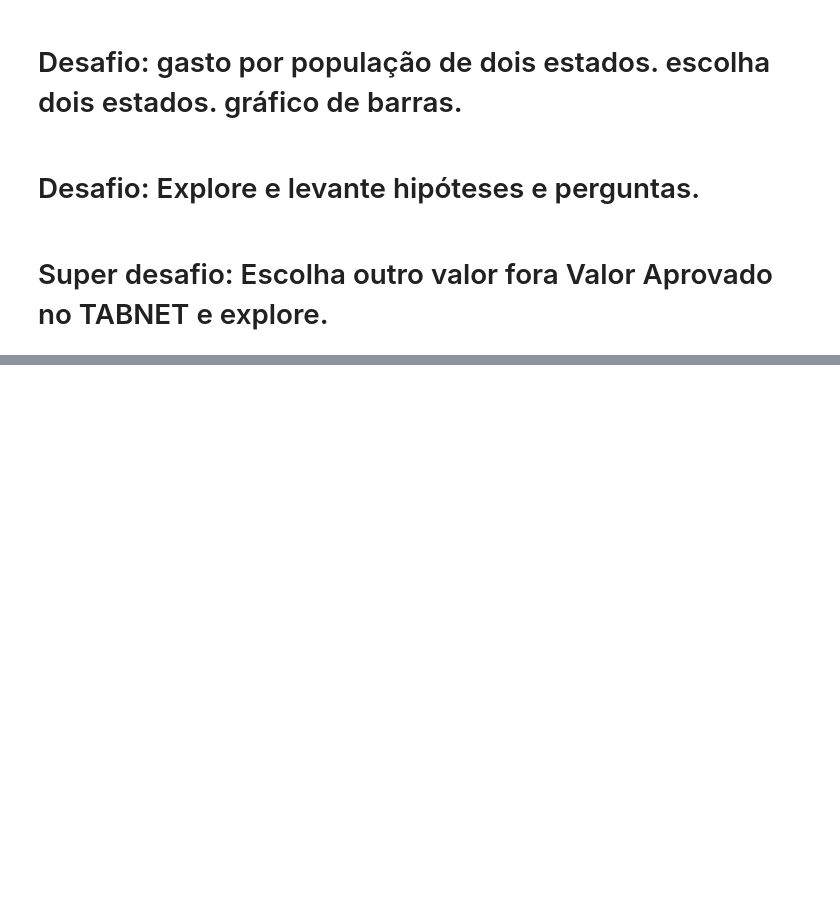
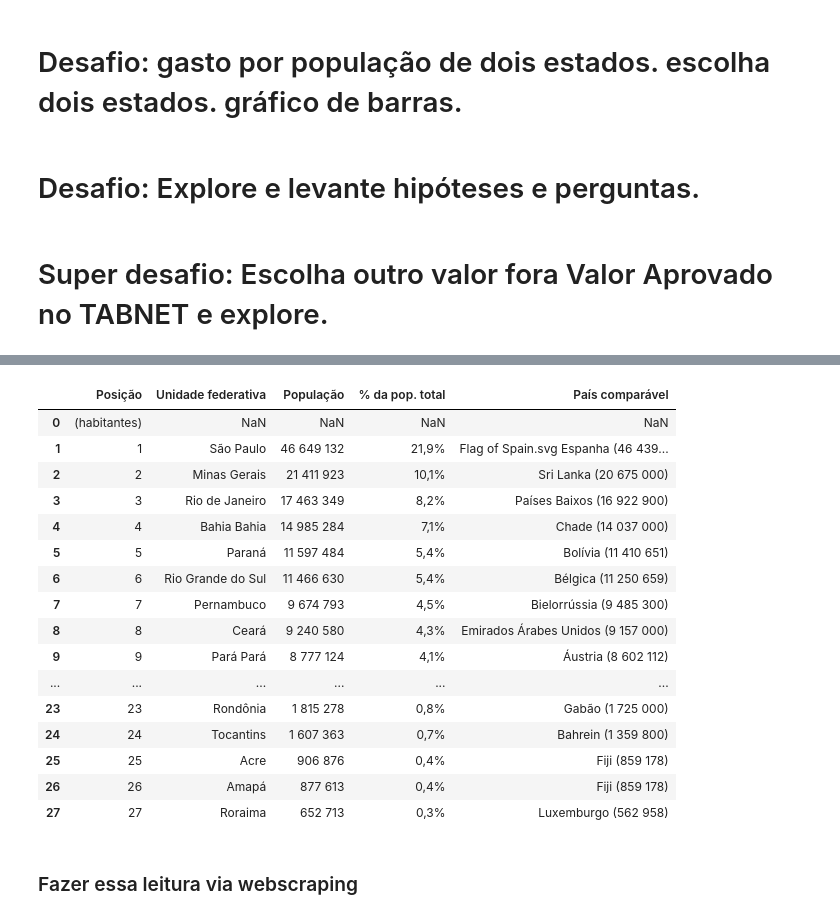
Before and after one commit to jhonnyribeiro/bootcamp-data-science, a Jupyter notebook: 02-tratamento-exploracao-visualizacao-dev-dados/Bootcamp_Data_Science_Hospitalar_aula_01.ipynb, the cells around one changed output, grey strips where cells are left out. Drawn from its saved outputs; the diff is of its cells as text; code cells hidden in the pictures; blank space fills up the shorter version.

Commit message:
Read data from table (String)

```diff
--- a/02-tratamento-exploracao-visualizacao-dev-dados/Bootcamp_Data_Science_Hospitalar_aula_01.ipynb
+++ b/02-tratamento-exploracao-visualizacao-dev-dados/Bootcamp_Data_Science_Hospitalar_aula_01.ipynb
@@ -591,0 +609,59 @@ gastos_do_mais_recente.plot(kind='bar')
+# %%
+dados_da_populacao = """Posição	Unidade federativa	População	% da pop. total	País comparável
+(habitantes)
+
+1	 São Paulo	46 649 132	21,9%	Flag of Spain.svg Espanha (46 439 864)
+2	 Minas Gerais	21 411 923	10,1%	 Sri Lanka (20 675 000)
+3	 Rio de Janeiro	17 463 349	8,2%	 Países Baixos (16 922 900)
+4	Bahia Bahia	14 985 284	7,1%	 Chade (14 037 000)
+5	 Paraná	11 597 484	5,4%	 Bolívia (11 410 651)
+6	 Rio Grande do Sul	11 466 630	5,4%	 Bélgica (11 250 659)
+7	 Pernambuco	9 674 793	4,5%	 Bielorrússia (9 485 300)
+8	 Ceará	9 240 580	4,3%	 Emirados Árabes Unidos (9 157 000)
+9	Pará Pará	8 777 124	4,1%	 Áustria (8 602 112)
+10	 Santa Catarina	7 338 473	3,4%	 Sérvia (7 114 393)
+11	 Goiás	7 206 589	3,4%	 Paraguai (7 003 406)
+12	 Maranhão	7 153 262	3,4%	 Paraguai (7 003 406)
+13	 Amazonas	4 269 995	2,0%	 Líbano (4 168 000)
+14	 Espírito Santo	4 108 508	1,9%	 Líbano (4 168 000)
+15	 Paraíba	4 059 905	1,9%	 Líbano (4 168 000)
+16	 Mato Grosso	3 567 234	1,7%	 Uruguai (3 415 866)
+17	 Rio Grande do Norte	3 560 903	1,7%	 Uruguai (3 415 866)
+18	 Alagoas	3 365 351	1,6%	 Uruguai (3 415 866)
+19	 Piauí	3 289 290	1,6%	 Kuwait (3 268 431)
+20	 Distrito Federal	3 094 325	1,4%	 Lituânia (2 900 787)
+21	 Mato Grosso do Sul	2 839 188	1,3%	 Jamaica (2 717 991)
+22	 Sergipe	2 338 474	1,1%	 Namíbia (2 280 700)
+23	 Rondônia	1 815 278	0,8%	 Gabão (1 725 000)
+24	 Tocantins	1 607 363	0,7%	 Bahrein (1 359 800)
+25	 Acre	906 876	0,4%	 Fiji (859 178)
+26	 Amapá	877 613	0,4%	 Fiji (859 178)
+27	 Roraima	652 713	0,3%	 Luxemburgo (562 958)
+"""
+# fonte: https://pt.wikipedia.org/wiki/Lista_de_unidades_federativas_do_Brasil_por_popula%C3%A7%C3%A3o
+# %%
+from io import StringIO
+
+dados_da_populacao_io = StringIO(dados_da_populacao)
+
+pd.read_csv(dados_da_populacao_io, sep="\t")
+# %% [output]
+|  | Posição | Unidade federativa | População | % da pop. total | País comparável |
+| 0 | (habitantes) | NaN | NaN | NaN | NaN |
+| 1 | 1 | São Paulo | 46 649 132 | 21,9% | Flag of Spain.svg Espanha (46 439... |
+| 2 | 2 | Minas Gerais | 21 411 923 | 10,1% | Sri Lanka (20 675 000) |
+| 3 | 3 | Rio de Janeiro | 17 463 349 | 8,2% | Países Baixos (16 922 900) |
+| 4 | 4 | Bahia Bahia | 14 985 284 | 7,1% | Chade (14 037 000) |
+| 5 | 5 | Paraná | 11 597 484 | 5,4% | Bolívia (11 410 651) |
+| 6 | 6 | Rio Grande do Sul | 11 466 630 | 5,4% | Bélgica (11 250 659) |
+| 7 | 7 | Pernambuco | 9 674 793 | 4,5% | Bielorrússia (9 485 300) |
+| 8 | 8 | Ceará | 9 240 580 | 4,3% | Emirados Árabes Unidos (9 157 000) |
+| 9 | 9 | Pará Pará | 8 777 124 | 4,1% | Áustria (8 602 112) |
+| ... | ... | ... | ... | ... | ... |
+| 23 | 23 | Rondônia | 1 815 278 | 0,8% | Gabão (1 725 000) |
+| 24 | 24 | Tocantins | 1 607 363 | 0,7% | Bahrein (1 359 800) |
+| 25 | 25 | Acre | 906 876 | 0,4% | Fiji (859 178) |
+| 26 | 26 | Amapá | 877 613 | 0,4% | Fiji (859 178) |
+| 27 | 27 | Roraima | 652 713 | 0,3% | Luxemburgo (562 958) |
+# %% [markdown]
+### Fazer essa leitura via webscraping
```
Also changed, not shown: parts of 14 cells of this notebook.
